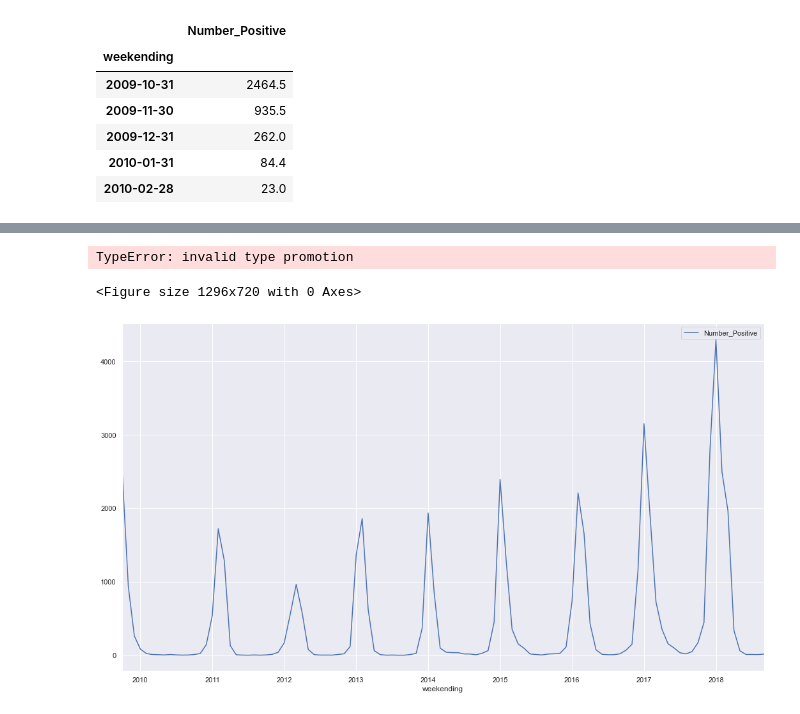
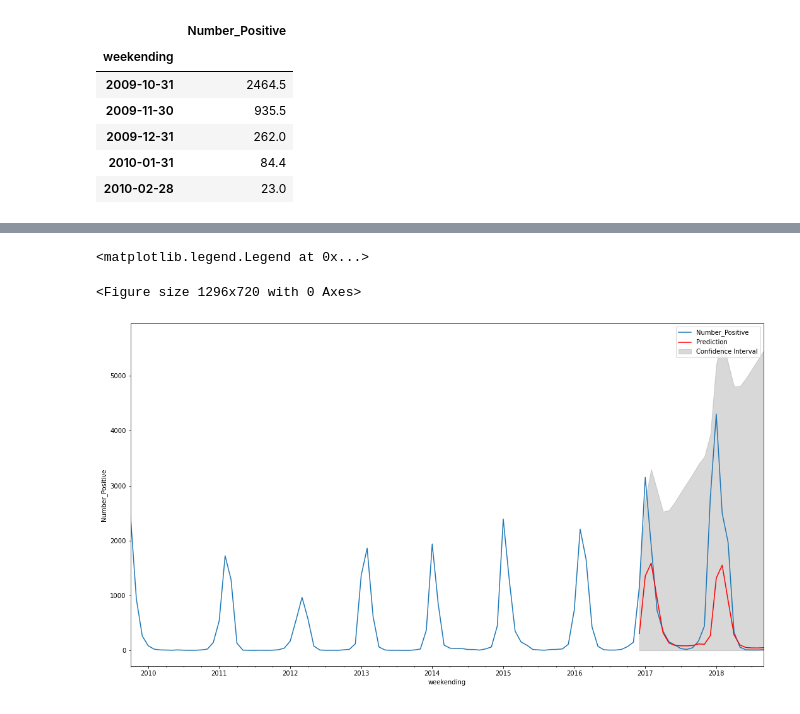
Before and after one commit to danypark91/ts_sarimax, a Jupyter notebook: flu.ipynb, the cells around one changed output, grey strips where cells are left out. Drawn from its saved outputs; the diff is of its cells as text; code cells hidden in the pictures.

```diff
--- a/flu.ipynb
+++ b/flu.ipynb
@@ -366,20 +351,20 @@ plt.show()
 # %%
 # Fitting test-set with the model
-inf_future = result.get_prediction(start=test_inf.index[0], dynamic=False)
+inf_future = result.get_prediction(start=test_inf.index[0], end=test_inf.index[21], dynamic=False)
 inf_future_int = inf_future.conf_int()
 
 #Plotting observed values and predictions
 plt.figure(figsize=(18,10))
 
-ax = df_monthly_pos.plot(label = "Confirmed Cases")
+ax = df_monthly_pos.plot(label = "Number_Positive")
 inf_future.predicted_mean.plot(ax=ax, label="Prediction", color = 'Red')
 ax.fill_between(inf_future_int.index,
-                inf_future_int.iloc[:, 0],
-                inf_future_int.iloc[:, 1], color='grey', alpha=0.3, label = "Confidence Interval")
+                inf_future_int.iloc[:, 1],
+                color='grey', alpha=0.3, label = "Confidence Interval")
 
-plt.ylabel("Confirmed Cases")
+plt.ylabel("Number_Positive")
 plt.legend()
 # %% [output]
-TypeError: invalid type promotion
+<matplotlib.legend.Legend at 0x...>
 <Figure size 1296x720 with 0 Axes>
-[figure, old version]
+[figure, new version]
```
Also changed, not shown: parts of 14 cells of this notebook.
